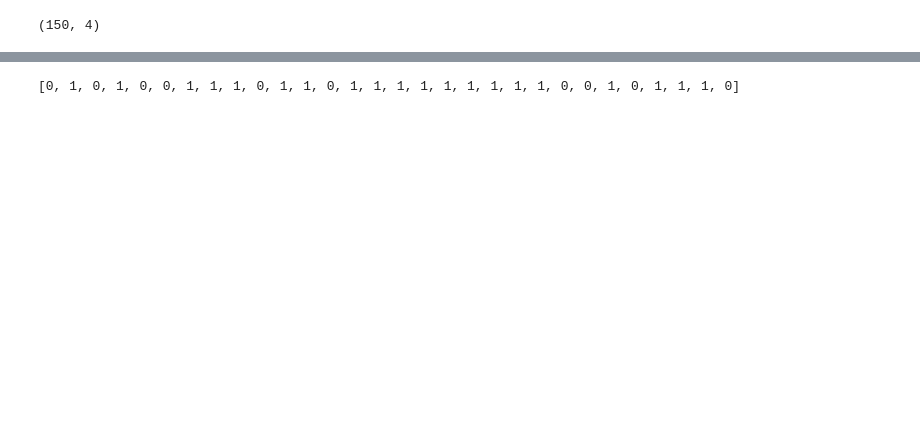
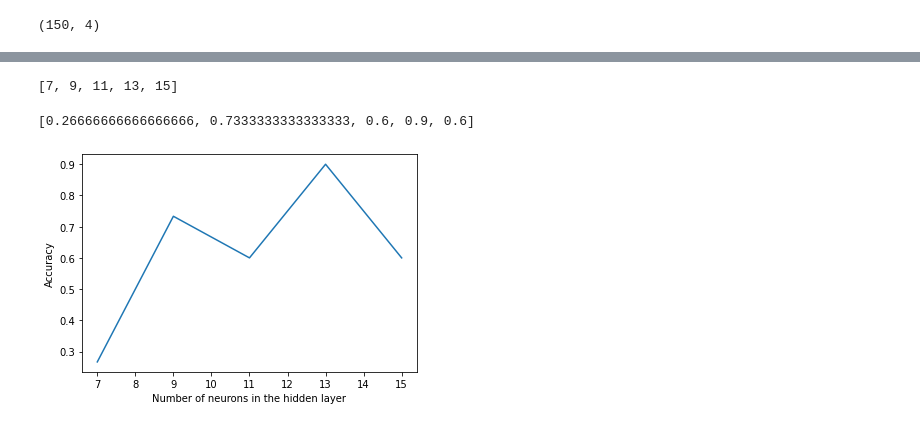
Before and after one commit to mangesh2102000/CS571-AI-Lab, a Jupyter notebook: Assignment-6 NeuralNetwork/IRIS/iris.ipynb, the cells around one changed output, grey strips where cells are left out. Cells and saved outputs as stored; diff of their text form; code cells hidden in the pictures; blank space fills up the shorter version.

```diff
--- a/Assignment-6 NeuralNetwork/IRIS/iris.ipynb
+++ b/Assignment-6 NeuralNetwork/IRIS/iris.ipynb
@@ -66,14 +66,3 @@ import tensorflow as tf
 # %%
 y_train=tf.keras.utils.to_categorical(y_train,3)
 y_test=tf.keras.utils.to_categorical(y_test,3)
-# %%
-input_size = 4
-output_size = 3
-
-model = tf.keras.Sequential([
-                            tf.keras.layers.InputLayer(input_shape=(4)),
-                            tf.keras.layers.Dense(4, activation='relu'),
-                            tf.keras.layers.Dense(4, activation='relu'),
-                            tf.keras.layers.Dense(3, activation='relu'),
-                            tf.keras.layers.Dense(output_size, activation='softmax')
-                            ])
@@ -102,4 +68,0 @@ model.compile(optimizer='adam', loss='categorical_crossentropy', metrics=['accur
-# %%
-NUM_EPOCHS = 70
-
-model.fit(X_train,y_train, epochs = NUM_EPOCHS, validation_data=(X_test,y_test), verbose=2)
@@ -127 +69,10 @@ y_predict = model.predict(X_test)
+# %%
+input_size = 4
+output_size = 3
+
+number_of_neurons = [ [2,2,3],
+                      [4,2,3],
+                      [4,4,3],
+                      [3,4,6],
+                      [6,5,4] ]
 # %%
@@ -151,4 +195,17 @@ Precision: 0.4666666666666666
 # %%
-print(y_pred)
+print(x)
 # %% [output]
-[0, 1, 0, 1, 0, 0, 1, 1, 1, 0, 1, 1, 0, 1, 1, 1, 1, 1, 1, 1, 1, 1, 0, 0, 1, 0, 1, 1, 1, 0]
+[7, 9, 11, 13, 15]
+# %%
+print(y)
+# %% [output]
+[0.26666666666666666, 0.7333333333333333, 0.6, 0.9, 0.6]
+# %%
+import matplotlib.pyplot as plt
+# Plot the graph of error vs learning rate
+plt.plot(x, y)
+plt.xlabel('Number of neurons in the hidden layer')
+plt.ylabel('Accuracy')
+plt.show()
+# %% [output]
+[figure, added]
```
Also changed, not shown: parts of 8 cells of this notebook, 2 other files.
